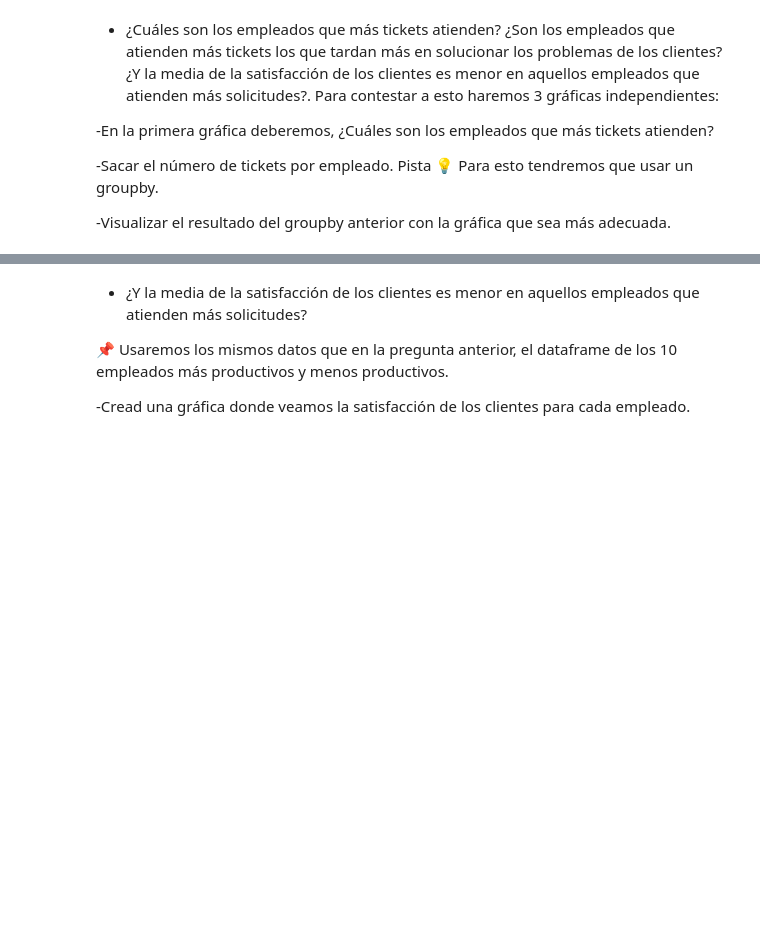
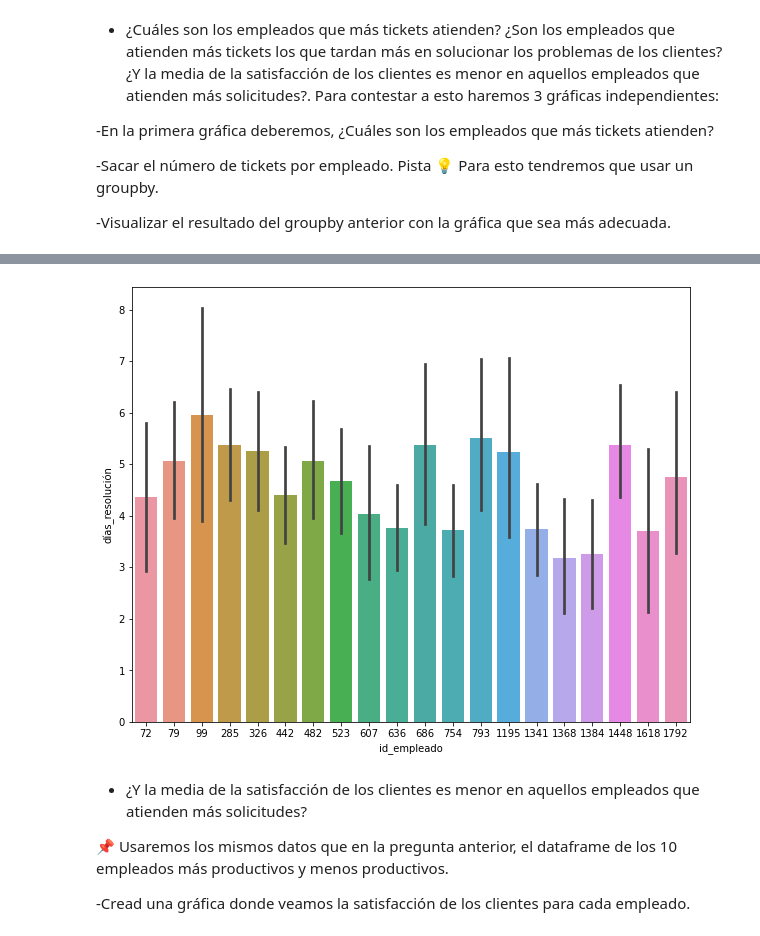
Before and after one commit to Adalab/EDA-y-ETL, a Jupyter notebook: eda/eda-III.ipynb, the cells around one changed output, grey strips where cells are left out. Saved outputs shown, nothing was run; the diff lists cells and outputs as text; code cells hidden in the pictures; blank space fills up the shorter version.

```diff
--- a/eda/eda-III.ipynb
+++ b/eda/eda-III.ipynb
@@ -50,0 +117,3 @@ df = pd.read_csv("datos/historico_tickets_limpio_pandas.csv", index_col=0)
+# %%
+df_empleado_menos = df.groupby('id_empleado').count().sort_values(by= 'id_ticket', ascending=True).iloc[:10,:].reset_index()
+df_empleado_menos
@@ -50,0 +132,7 @@ df = pd.read_csv("datos/historico_tickets_limpio_pandas.csv", index_col=0)
+# %%
+lista_menos = df_empleado_menos['id_empleado'].to_list()
+# %%
+lista_completa = lista_mas + lista_menos
+# %%
+df_empleados = df[df['id_empleado'].isin(lista_completa)]
+df_empleados
@@ -51,3 +153,11 @@ df = pd.read_csv("datos/historico_tickets_limpio_pandas.csv", index_col=0)
+# %%
+plt.figure()
+
+sns.barplot(x= 'id_empleado', y= 'días_resolución', data= df_empleados)
+
+plt.show();
+# %% [output]
+[figure, added]
 # %% [markdown]
 - ¿Y la media de la satisfacción de los clientes es menor en aquellos empleados que atienden más solicitudes?
 
```
Also changed, not shown: parts of 13 cells of this notebook.
